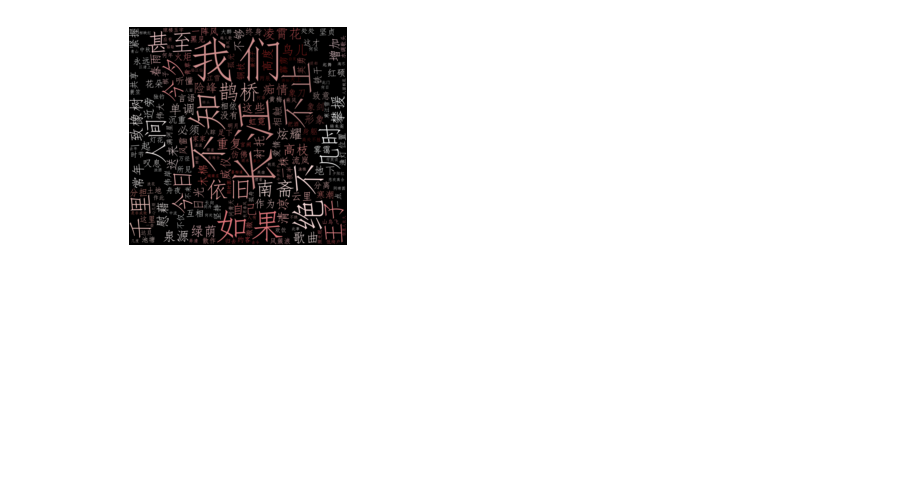
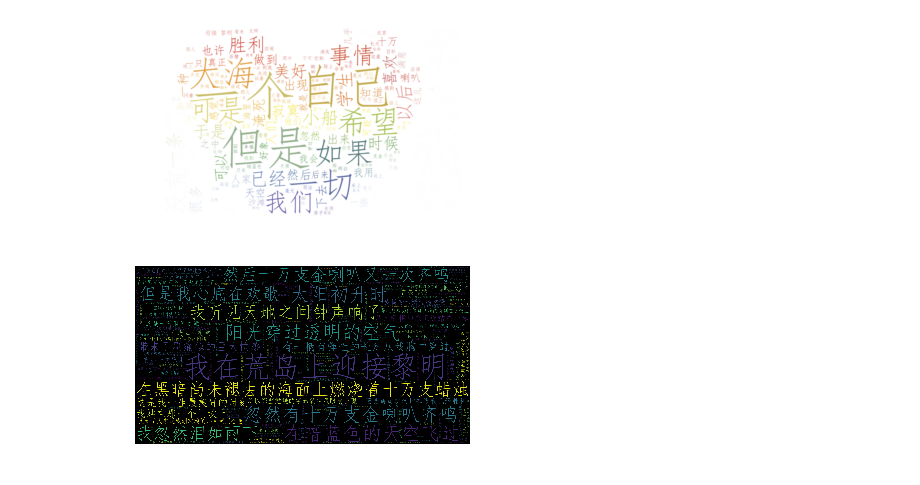
Before and after one commit to Oriellee/jupyterNotebook, a Jupyter notebook: 图片词云.ipynb, the cells around one changed output. Saved outputs shown, nothing was run; the diff lists cells and outputs as text; code cells hidden in the pictures; blank space fills up the shorter version.

```diff
--- a/图片词云.ipynb
+++ b/图片词云.ipynb
@@ -4,6 +4,14 @@ from wordcloud import WordCloud, ImageColorGenerator
 import matplotlib.pyplot as plt
 import numpy as np
 import jieba
+
+def normalDraw():
+    path_txt = 'C:/Users/oriel/Desktop/1.txt'
+    f = open(path_txt, 'r', encoding='UTF-8').read()
+    wordcloud = WordCloud(font_path="C:/Windows/Fonts/simfang.ttf",background_color="black",width=2000, height=1060, margin=2).generate(f)
+    plt.imshow(wordcloud)
+    plt.axis("off")
+    plt.show()
 
 
 def draw():
@@ -17,7 +25,7 @@ def draw():
     wordcloud = WordCloud(
         # 设置字体，不然会出现口字乱码，文字的路径是电脑的字体一般路径，可以换成别的
         font_path="C:/Windows/Fonts/simfang.ttf",
-        background_color="black",
+        background_color="white",
         # mask参数=图片背景，必须要写上，另外有mask参数再设定宽高是无效的
         mask=background_image).generate(cut_text)
     # 生成颜色值
@@ -26,8 +34,9 @@ def draw():
     plt.imshow(wordcloud.recolor(color_func=image_colors), interpolation="bilinear")
     plt.axis("off")
     plt.show()
-
-
-draw()
-# %% [output]
-[figure, removed]
+# %%
+draw()
+normalDraw()
+# %% [output]
+[figure, added]
+[figure, added]
```
